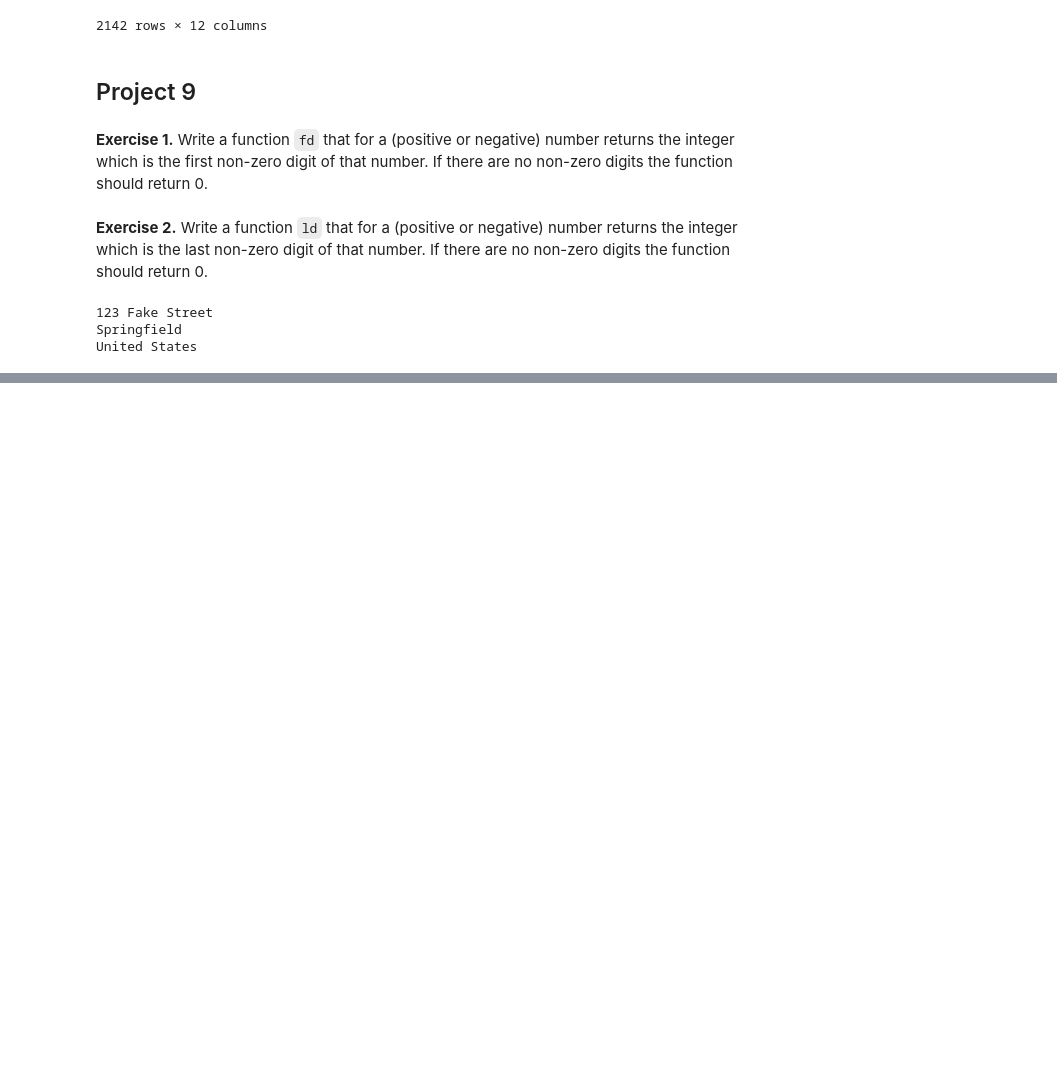
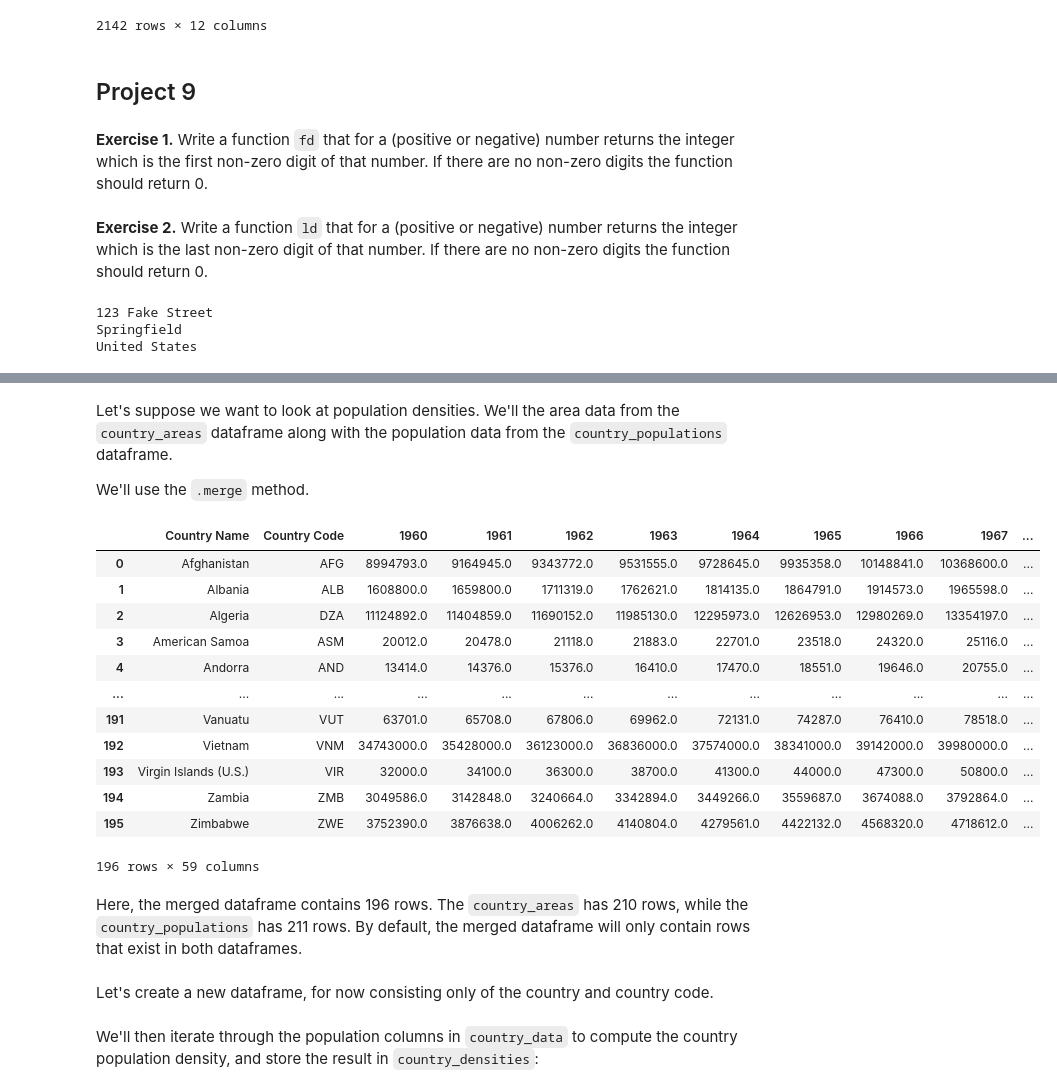
Before and after one commit to jllottes/jllottes.github.io, a Jupyter notebook: _static/weekly_notebooks/week13_notebook.ipynb, the cells around one changed output, grey strips where cells are left out. Drawn from its saved outputs; the diff is of its cells as text; code cells hidden in the pictures; blank space fills up the shorter version.

```diff
--- a/_static/weekly_notebooks/week13_notebook.ipynb
+++ b/_static/weekly_notebooks/week13_notebook.ipynb
@@ -284,0 +289,3 @@ session.get(...)
+# %%
+#country_areas = pd.read_csv('https://jllottes.github.io/_downloads/0f06d32b6f3a7250f190cd627087c8b5/country_areas.csv')
+country_areas = pd.read_csv('country_areas.csv', skiprows=2)
@@ -284,0 +326,25 @@ session.get(...)
+# %% [markdown]
+Let's suppose we want to look at population densities. We'll the area data from the `country_areas` dataframe along with the population data from the `country_populations` dataframe.
+
+We'll use the `.merge` method.
+# %%
+country_data = country_populations.merge(country_areas,
+                                         on=['Country Name','Country Code'],
+                                         how='inner')
+country_data
+# %% [output]
+|  | Country Name | Country Code | 1960 | 1961 | 1962 | 1963 | 1964 | 1965 | 1966 | 1967 | ... |
+| 0 | Afghanistan | AFG | 8994793.0 | 9164945.0 | 9343772.0 | 9531555.0 | 9728645.0 | 9935358.0 | 10148841.0 | 10368600.0 | ... |
+| 1 | Albania | ALB | 1608800.0 | 1659800.0 | 1711319.0 | 1762621.0 | 1814135.0 | 1864791.0 | 1914573.0 | 1965598.0 | ... |
+| 2 | Algeria | DZA | 11124892.0 | 11404859.0 | 11690152.0 | 11985130.0 | 12295973.0 | 12626953.0 | 12980269.0 | 13354197.0 | ... |
+| 3 | American Samoa | ASM | 20012.0 | 20478.0 | 21118.0 | 21883.0 | 22701.0 | 23518.0 | 24320.0 | 25116.0 | ... |
+| 4 | Andorra | AND | 13414.0 | 14376.0 | 15376.0 | 16410.0 | 17470.0 | 18551.0 | 19646.0 | 20755.0 | ... |
+| ... | ... | ... | ... | ... | ... | ... | ... | ... | ... | ... | ... |
+| 191 | Vanuatu | VUT | 63701.0 | 65708.0 | 67806.0 | 69962.0 | 72131.0 | 74287.0 | 76410.0 | 78518.0 | ... |
+| 192 | Vietnam | VNM | 34743000.0 | 35428000.0 | 36123000.0 | 36836000.0 | 37574000.0 | 38341000.0 | 39142000.0 | 39980000.0 | ... |
+| 193 | Virgin Islands (U.S.) | VIR | 32000.0 | 34100.0 | 36300.0 | 38700.0 | 41300.0 | 44000.0 | 47300.0 | 50800.0 | ... |
+| 194 | Zambia | ZMB | 3049586.0 | 3142848.0 | 3240664.0 | 3342894.0 | 3449266.0 | 3559687.0 | 3674088.0 | 3792864.0 | ... |
+| 195 | Zimbabwe | ZWE | 3752390.0 | 3876638.0 | 4006262.0 | 4140804.0 | 4279561.0 | 4422132.0 | 4568320.0 | 4718612.0 | ... |
+196 rows × 59 columns
+# %% [markdown]
+Here, the merged dataframe contains 196 rows. The `country_areas` has 210 rows, while the `country_populations` has 211 rows. By default, the merged dataframe will only contain rows that exist in both dataframes.
@@ -284,0 +353,2 @@ session.get(...)
+# %% [markdown]
+Let's create a new dataframe, for now consisting only of the country and country code.
@@ -284,0 +357,2 @@ session.get(...)
+# %% [markdown]
+We'll then iterate through the population columns in `country_data` to compute the country population density, and store the result in `country_densities`:
```
Also changed, not shown: parts of 10 cells of this notebook, 56 other files.
